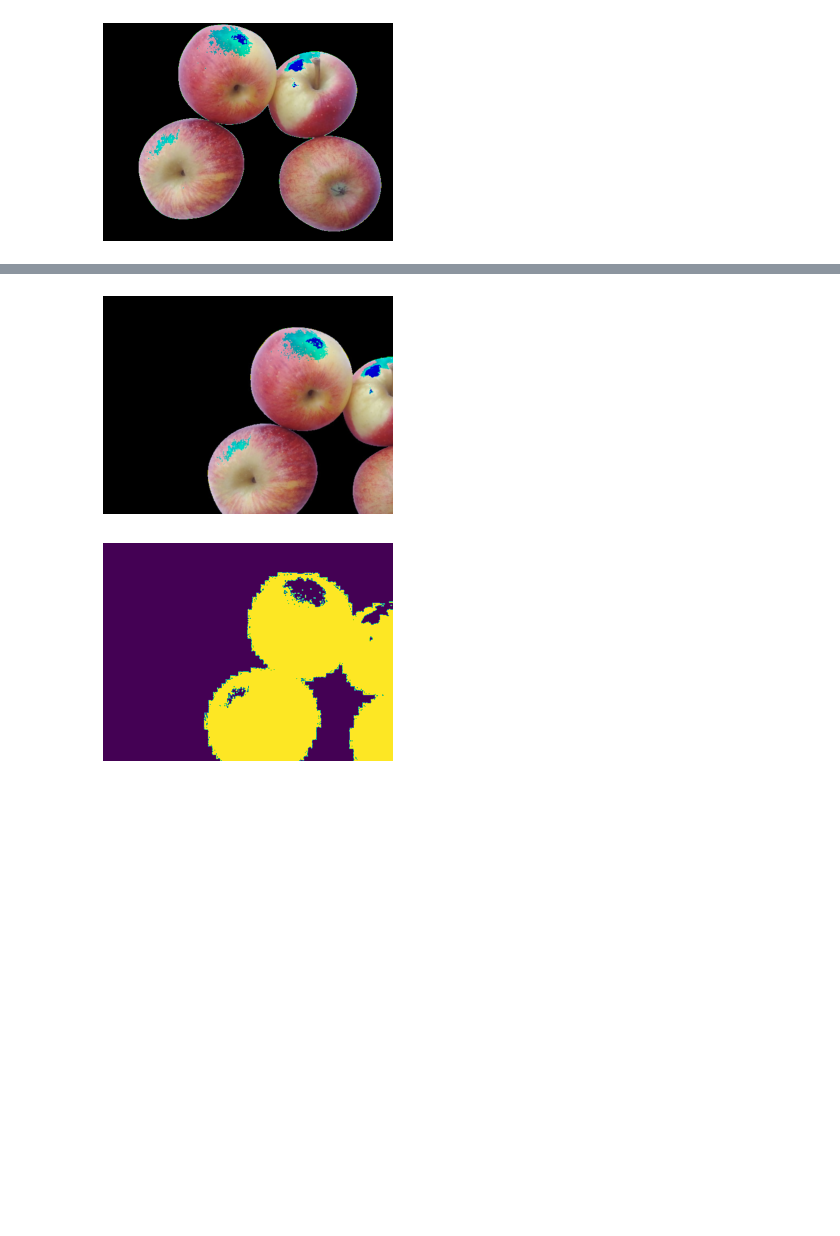
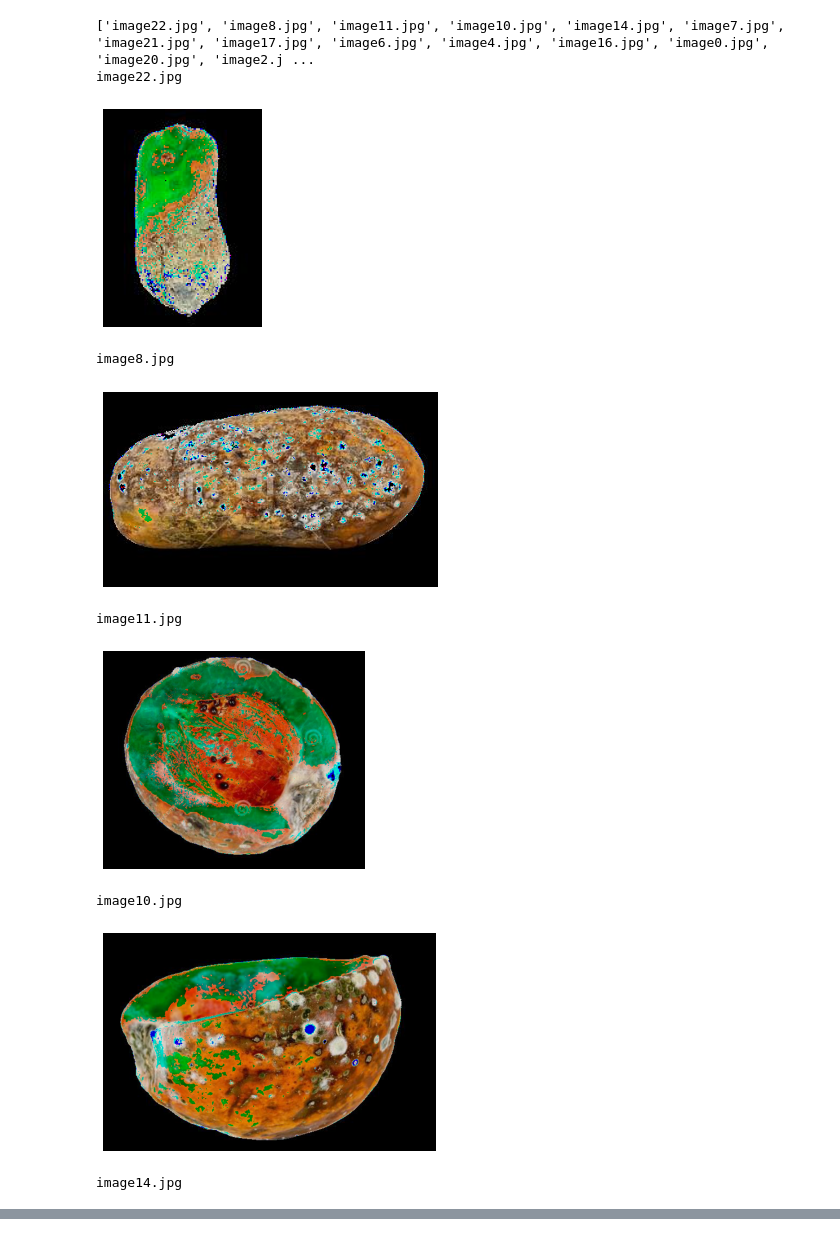
Before and after one commit to chuck1z/capstone-project, a Jupyter notebook: ML/Alif/Synthetic Data Generator/Synthetic_Data.ipynb, the cells around one changed output, grey strips where cells are left out. Drawn from its saved outputs; the diff is of its cells as text; code cells hidden in the pictures; blank space fills up the shorter version.

```diff
--- a/ML/Alif/Synthetic Data Generator/Synthetic_Data.ipynb
+++ b/ML/Alif/Synthetic Data Generator/Synthetic_Data.ipynb
@@ -9,11 +56,28 @@ from matplotlib.patches import Rectangle
 # %%
 # Read the image
-I = io.imread('/content/FreshApple__1_-removebg-preview.jpg')/255.0
+source_dir = '/content/Raw'
+image_files = os.listdir(source_dir)
+print(image_files)
+if ".ipynb_checkpoints" in image_files :
+  image_files.remove(".ipynb_checkpoints")
+for image in image_files:
+  path = source_dir + '/'+ image
+  I = io.imread(path)/255.0
+  print(image)
 # Cut out the foreground layer
-foreground = I.copy()
-foreground[foreground>=0.9]=0 # Setting surrounding pixels to zero
-plt.axis('off')
-plt.imshow(foreground)
-plt.show()
+  foreground = I.copy()
+  foreground[foreground>=0.9]=0 # Setting surrounding pixels to zero
+  plt.axis('off')
+  plt.imshow(foreground)
+  plt.show()
 # %% [output]
+['image22.jpg', 'image8.jpg', 'image11.jpg', 'image10.jpg', 'image14.jpg', 'image7.jpg', 'image21.jpg', 'image17.jpg', 'image6.jpg', 'image4.jpg', 'image16.jpg', 'image0.jpg', 'image20.jpg', 'image2.j ...
+image22.jpg
-[figure, old version]
+[figure, new version]
+image8.jpg
+[figure, added]
+image11.jpg
+[figure, added]
+image10.jpg
+[figure, added]
+image14.jpg
@@ -20,41 +87,0 @@ plt.show()
-# %%
-### Apply augmentations on the foreground.
-
-def foregroundAug(foreground):
-    # Random rotation, zoom, translation
-    angle = np.random.randint(-10,10)*(np.pi/180.0) # Convert to radians
-    zoom = np.random.random()*0.4 + 0.8 # Zoom in range [0.8,1.2)
-    t_x = np.random.randint(0, int(foreground.shape[1]/3))
-    t_y = np.random.randint(0, int(foreground.shape[0]/3))
-
-    tform = transform.AffineTransform(scale=(zoom,zoom),
-                                rotation=angle,
-                                translation=(t_x, t_y))
-    foreground = transform.warp(foreground, tform.inverse)
-
-    # Random horizontal flip with 0.5 probability
-    if(np.random.randint(0,100)>=50):
-        foreground = foreground[:, ::-1]
-
-    return foreground
-
-foreground_new = foregroundAug(foreground)
-# Visualize the foreground
-plt.imshow(foreground_new)
-plt.axis('off')
-plt.show()
-# %% [output]
-[figure, removed]
-# %%
-# Create a mask for this new foreground object
-def getForegroundMask(foreground):
-    mask_new = foreground.copy()[:,:,0]
-    mask_new[mask_new>0] = 1
-    return mask_new
-
-mask_new = getForegroundMask(foreground_new)
-plt.imshow(mask_new)
-plt.axis('off')
-plt.show()
-# %% [output]
-[figure, removed]
```
Also changed, not shown: parts of 12 cells of this notebook, 1 other file.
